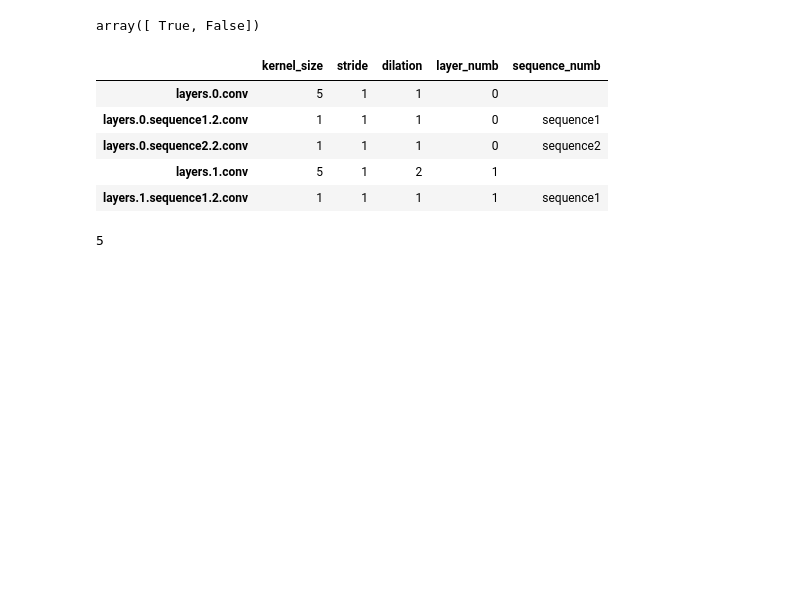
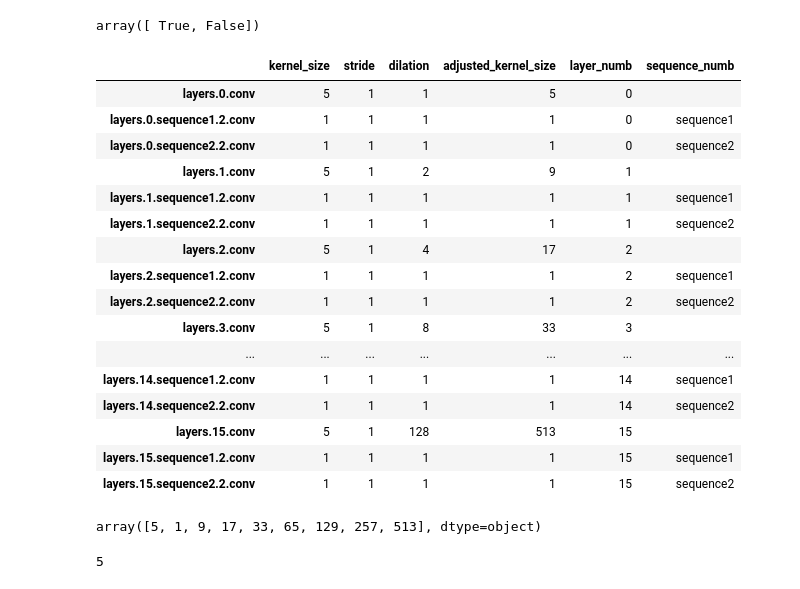
Before and after one commit to microsoft/protein-transfer, a Jupyter notebook: sandbox/carp_receptivefield.ipynb, the cells around one changed output. Cells and saved outputs as stored; diff of their text form; code cells hidden in the pictures; blank space fills up the shorter version.

```diff
--- a/sandbox/carp_receptivefield.ipynb
+++ b/sandbox/carp_receptivefield.ipynb
@@ -435,14 +435,29 @@ pd.DataFrame.from_dict(rf.conv_stat["layers"]).T.kernel_size.unique() > 1
 array([ True, False])
 # %%
 carp_600k_df = ReceptiveField("carp_600k").conv_layers_df
-carp_600k_df.head()
+carp_600k_df
 # %% [output]
-|  | kernel_size | stride | dilation | layer_numb | sequence_numb |
-| layers.0.conv | 5 | 1 | 1 | 0 |  |
-| layers.0.sequence1.2.conv | 1 | 1 | 1 | 0 | sequence1 |
-| layers.0.sequence2.2.conv | 1 | 1 | 1 | 0 | sequence2 |
-| layers.1.conv | 5 | 1 | 2 | 1 |  |
-| layers.1.sequence1.2.conv | 1 | 1 | 1 | 1 | sequence1 |
+|  | kernel_size | stride | dilation | adjusted_kernel_size | layer_numb | sequence_numb |
+| layers.0.conv | 5 | 1 | 1 | 5 | 0 |  |
+| layers.0.sequence1.2.conv | 1 | 1 | 1 | 1 | 0 | sequence1 |
+| layers.0.sequence2.2.conv | 1 | 1 | 1 | 1 | 0 | sequence2 |
+| layers.1.conv | 5 | 1 | 2 | 9 | 1 |  |
+| layers.1.sequence1.2.conv | 1 | 1 | 1 | 1 | 1 | sequence1 |
+| layers.1.sequence2.2.conv | 1 | 1 | 1 | 1 | 1 | sequence2 |
+| layers.2.conv | 5 | 1 | 4 | 17 | 2 |  |
+| layers.2.sequence1.2.conv | 1 | 1 | 1 | 1 | 2 | sequence1 |
+| layers.2.sequence2.2.conv | 1 | 1 | 1 | 1 | 2 | sequence2 |
+| layers.3.conv | 5 | 1 | 8 | 33 | 3 |  |
+| ... | ... | ... | ... | ... | ... | ... |
+| layers.14.sequence1.2.conv | 1 | 1 | 1 | 1 | 14 | sequence1 |
+| layers.14.sequence2.2.conv | 1 | 1 | 1 | 1 | 14 | sequence2 |
+| layers.15.conv | 5 | 1 | 128 | 513 | 15 |  |
+| layers.15.sequence1.2.conv | 1 | 1 | 1 | 1 | 15 | sequence1 |
+| layers.15.sequence2.2.conv | 1 | 1 | 1 | 1 | 15 | sequence2 |
+# %%
+carp_600k_df.adjusted_kernel_size.unique()
+# %% [output]
+array([5, 1, 9, 17, 33, 65, 129, 257, 513], dtype=object)
 # %%
 layer_numb = 1
 carp_600k_df.loc[f"layers.{str(layer_numb)}.conv", "kernel_size"]
```
Also changed, not shown: 9 other files.
